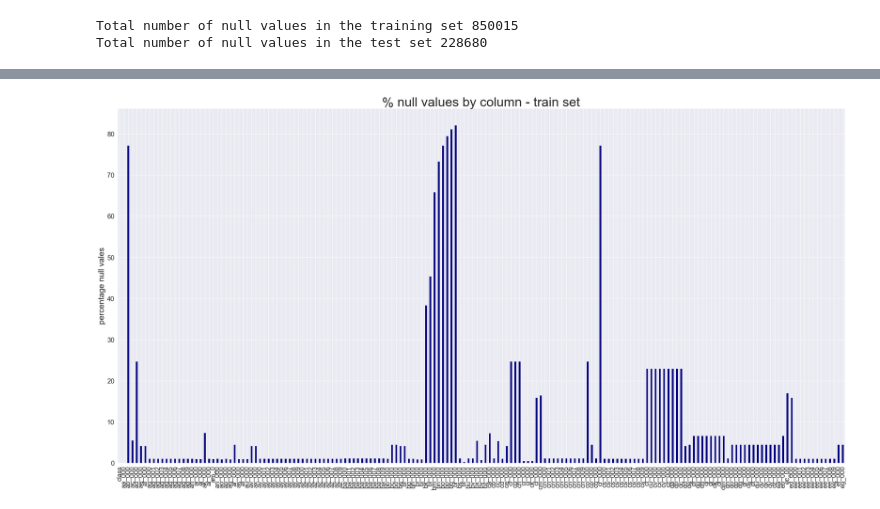
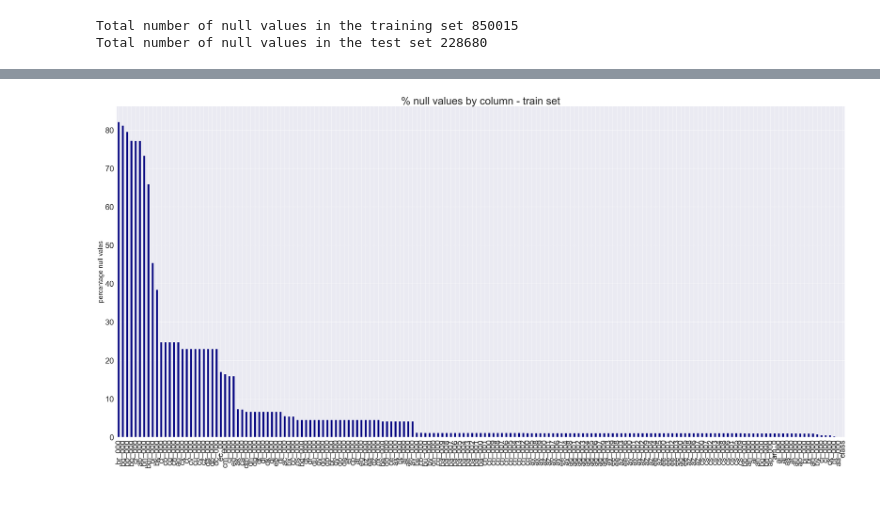
Before and after one commit to FranciscaAlliende/APS-Failure-at-Scania-Trucks, a Jupyter notebook: Data Description.ipynb, the cells around one changed output, grey strips where cells are left out. Cells and saved outputs as stored; diff of their text form; code cells hidden in the pictures.

```diff
--- a/Data Description.ipynb
+++ b/Data Description.ipynb
@@ -111,0 +152,2 @@ plt.show(plot)
+# %%
+data = data.sort_values(ascending=False)
@@ -112,13 +183,14 @@ plt.show(plot)
 # %%
 plt.figure()
-data = T1.isnull().sum() * 100 / len(T1)
-data.plot(kind="bar", colormap='jet', figsize=(40,20), fontsize=20 )
+
+data.plot(kind="bar", colormap='jet', figsize=(40,20), fontsize=30)
 plt.title("% null values by column - train set", fontsize=40)
 plt.ylabel('percentage null vales', fontsize=25)
-plt.savefig("figures/null_train.png", bbox_inches = "tight")
+plt.tight_layout()
+plt.savefig("figures/null_train2.png", bbox_inches = "tight")
 plt.show()
 # %% [output]
-[figure, old version]
+[figure, new version]
 # %%
 # Distribution null values test set (green = null value)
 sns.set(rc={'figure.figsize':(20,20)})
```
Also changed, not shown: parts of 9 cells of this notebook.
